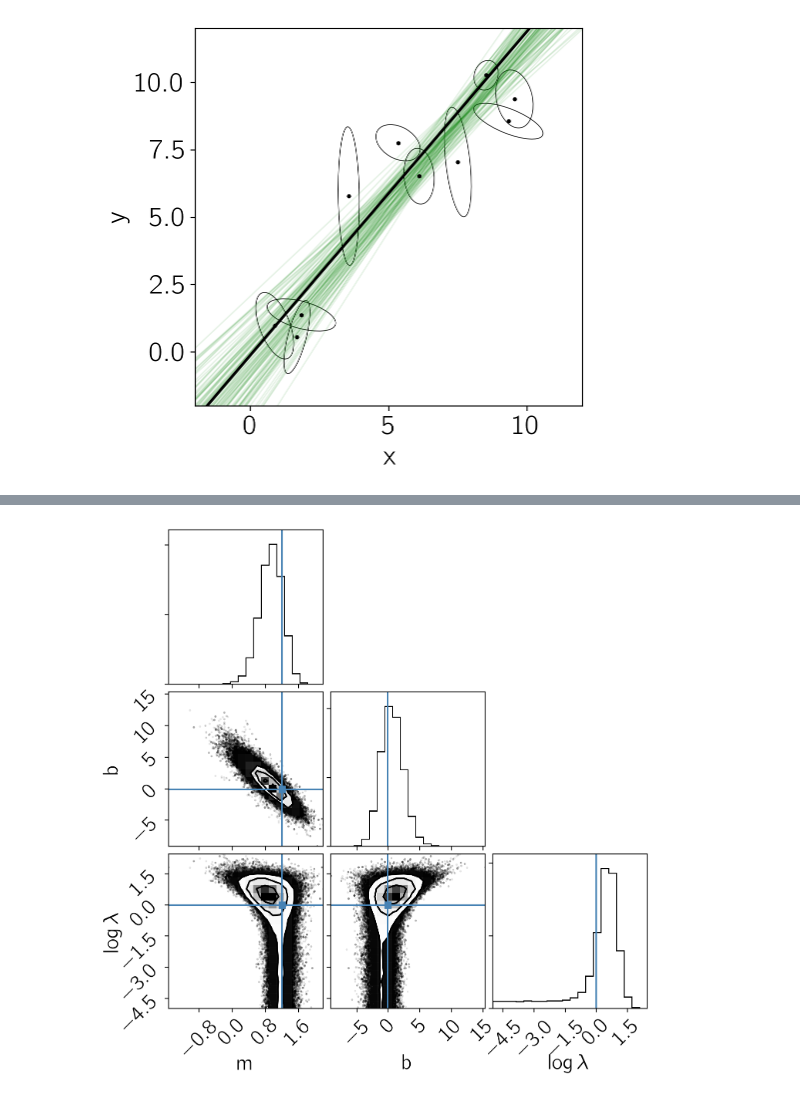
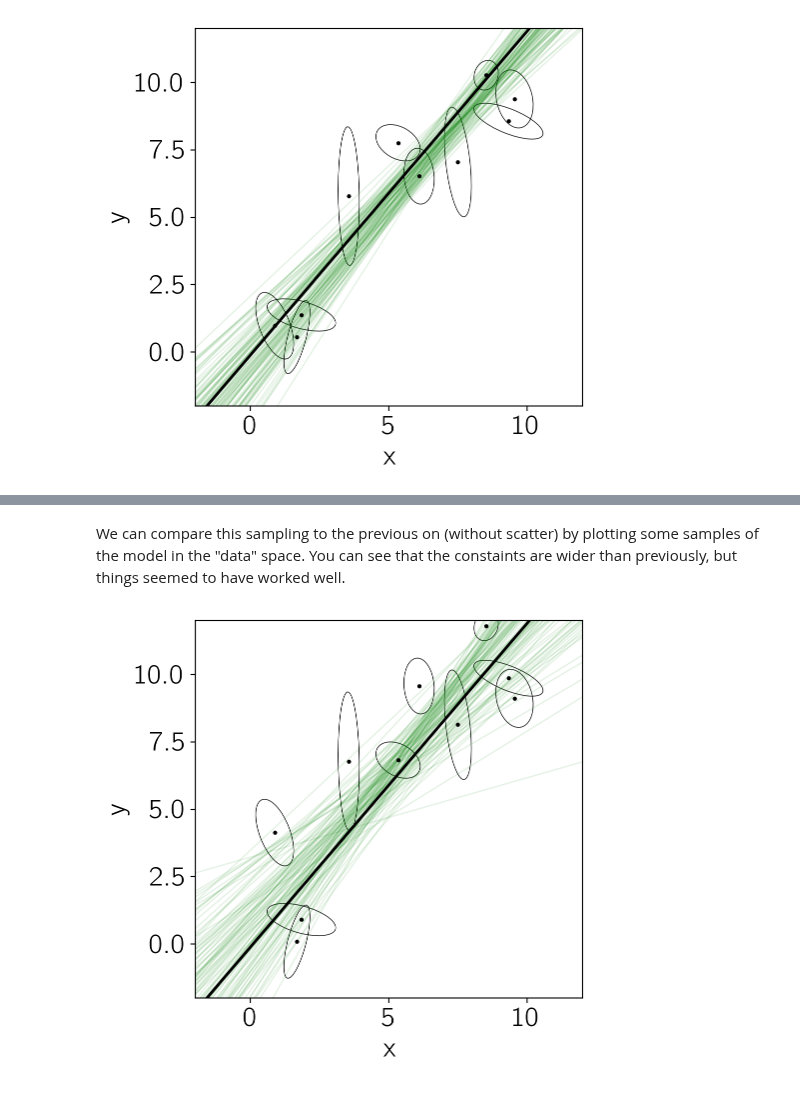
Before and after one commit to dfm-io/dfm.io, a Jupyter notebook: content/downloads/notebooks/fitting-a-plane.ipynb, the cells around one changed output, grey strips where cells are left out. Saved outputs shown, nothing was run; the diff lists cells and outputs as text; code cells hidden in the pictures.

```diff
--- a/content/downloads/notebooks/fitting-a-plane.ipynb
+++ b/content/downloads/notebooks/fitting-a-plane.ipynb
@@ -405,5 +412,19 @@ corner.corner(samples_scatter, labels=["m", "b", "$\log\lambda$"],
-# %%
-corner.corner(samples_scatter, labels=["m", "b", "$\log\lambda$"],
-              truths=[m_true, b_true, np.log(lambda_true)]);
-# %% [output]
-[figure, removed]
+# %% [markdown]
+We can compare this sampling to the previous on (without scatter) by plotting some samples of the model in the "data" space.
+You can see that the constaints are wider than previously, but things seemed to have worked well.
+# %%
+fig, ax = plt.subplots(1, 1, figsize=(5, 5))
+x0 = np.array([-2, 12])
+
+# Plot posterior predictions for a few samples.
+for m, b, _ in samples_scatter[np.random.randint(len(samples_scatter), size=100)]:
+    ax.plot(x0, m*x0 + b, lw=1, alpha=0.1, color="g")
+
+ax.plot(x0, m_true*x0 + b_true, "k", lw=2)
+plot_error_ellipses(ax, X_scatter, S)
+ax.set_xlim(-2, 12)
+ax.set_ylim(-2, 12)
+ax.set_xlabel("x")
+ax.set_ylabel("y");
+# %% [output]
+[figure, added]
```
Also changed, not shown: parts of 7 cells of this notebook, 1 other file.
